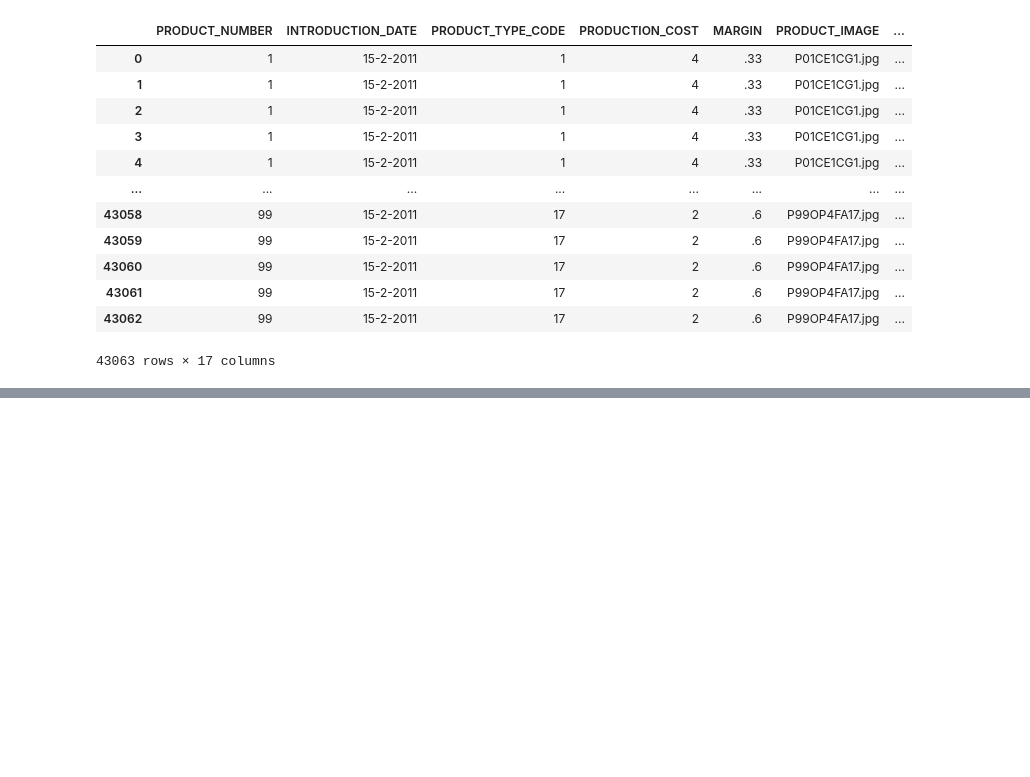
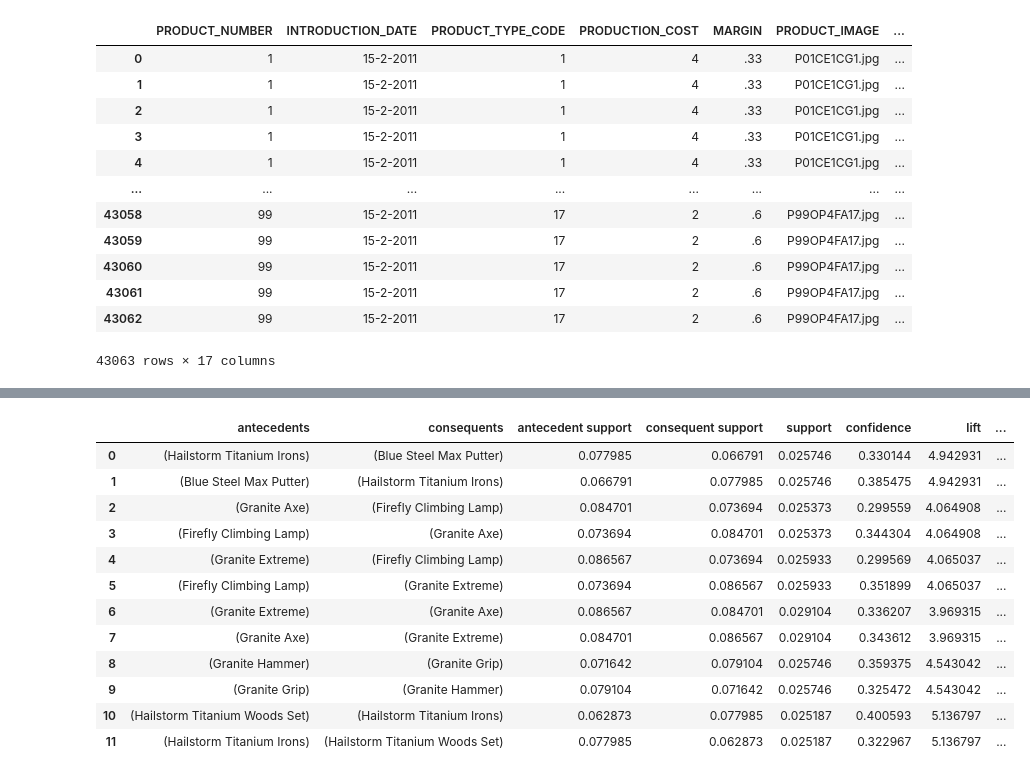
Before and after one commit to david1law/DEDS_Portfolio, a Jupyter notebook: Practicum+9.2_Opdrachten.ipynb, the cells around one changed output, grey strips where cells are left out. Cells and saved outputs as stored; diff of their text form; code cells hidden in the pictures; blank space fills up the shorter version.

```diff
--- a/Practicum+9.2_Opdrachten.ipynb
+++ b/Practicum+9.2_Opdrachten.ipynb
@@ -48,4 +51,4 @@ df
 # %%
-df = pd.get_dummies(df, columns=['PRODUCT_NAME'])
+df = df.groupby('ORDER_NUMBER')['PRODUCT_NAME'].apply(list).tolist()
 df
 # %% [output]
@@ -65,5 +72,6 @@ df
 # %%
 te = TransactionEncoder()
-te_ary = te.fit(transaction_list).transform(transaction_list)
+te_ary = te.fit(df).transform(df)
 one_hot_df = pd.DataFrame(te_ary, columns=te.columns_)
+one_hot_df
 # %% [output]
@@ -70,0 +91,3 @@ NameError: name 'transaction_list' is not defined
+# %%
+frequent_itemsets = apriori(one_hot_df, min_support=0.025, use_colnames=True)
+frequent_itemsets
@@ -70,0 +108,17 @@ NameError: name 'transaction_list' is not defined
+# %%
+rules = association_rules(frequent_itemsets, metric='confidence', min_threshold=0.025)
+rules
+# %% [output]
+|  | antecedents | consequents | antecedent support | consequent support | support | confidence | lift | ... |
+| 0 | (Hailstorm Titanium Irons) | (Blue Steel Max Putter) | 0.077985 | 0.066791 | 0.025746 | 0.330144 | 4.942931 | ... |
+| 1 | (Blue Steel Max Putter) | (Hailstorm Titanium Irons) | 0.066791 | 0.077985 | 0.025746 | 0.385475 | 4.942931 | ... |
+| 2 | (Granite Axe) | (Firefly Climbing Lamp) | 0.084701 | 0.073694 | 0.025373 | 0.299559 | 4.064908 | ... |
+| 3 | (Firefly Climbing Lamp) | (Granite Axe) | 0.073694 | 0.084701 | 0.025373 | 0.344304 | 4.064908 | ... |
+| 4 | (Granite Extreme) | (Firefly Climbing Lamp) | 0.086567 | 0.073694 | 0.025933 | 0.299569 | 4.065037 | ... |
+| 5 | (Firefly Climbing Lamp) | (Granite Extreme) | 0.073694 | 0.086567 | 0.025933 | 0.351899 | 4.065037 | ... |
+| 6 | (Granite Extreme) | (Granite Axe) | 0.086567 | 0.084701 | 0.029104 | 0.336207 | 3.969315 | ... |
+| 7 | (Granite Axe) | (Granite Extreme) | 0.084701 | 0.086567 | 0.029104 | 0.343612 | 3.969315 | ... |
+| 8 | (Granite Hammer) | (Granite Grip) | 0.071642 | 0.079104 | 0.025746 | 0.359375 | 4.543042 | ... |
+| 9 | (Granite Grip) | (Granite Hammer) | 0.079104 | 0.071642 | 0.025746 | 0.325472 | 4.543042 | ... |
+| 10 | (Hailstorm Titanium Woods Set) | (Hailstorm Titanium Irons) | 0.062873 | 0.077985 | 0.025187 | 0.400593 | 5.136797 | ... |
+| 11 | (Hailstorm Titanium Irons) | (Hailstorm Titanium Woods Set) | 0.077985 | 0.062873 | 0.025187 | 0.322967 | 5.136797 | ... |
```
Also changed, not shown: parts of 5 cells of this notebook, 1 other file.
